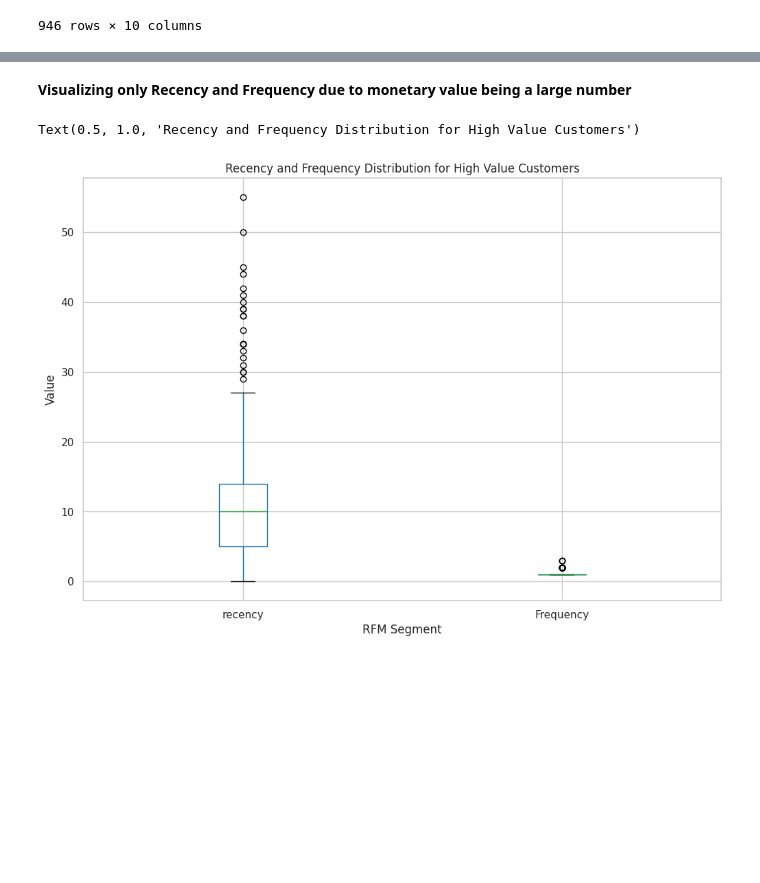
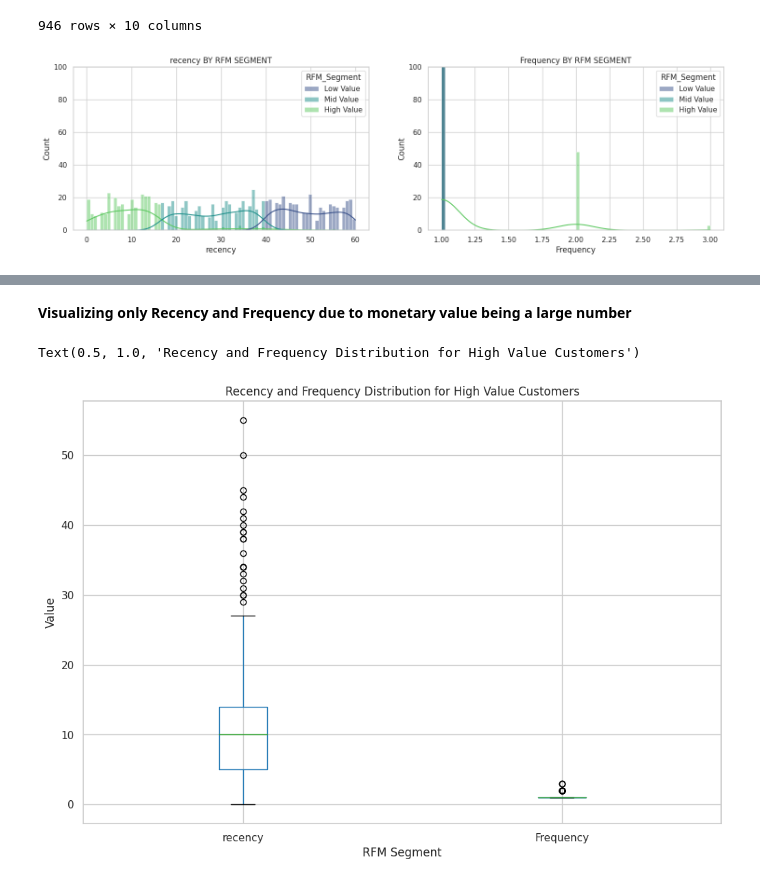
Before and after one commit to Murega14/rfm, a Jupyter notebook: rfm.ipynb, the cells around one changed output, grey strips where cells are left out. Cells and saved outputs as stored; diff of their text form; code cells hidden in the pictures; blank space fills up the shorter version.

```diff
--- a/rfm.ipynb
+++ b/rfm.ipynb
@@ -373,3 +375,15 @@ rfm_df
 | 944 | 9985 | 57 | 1 | 36.10 | 5.50 | 47.41 | 47.36 | 4.11 | ... |
 | 945 | 9991 | 30 | 1 | 626.81 | 52.67 | 47.41 | 47.36 | 4.82 | ... |
 946 rows × 10 columns
+# %%
+columns = ['recency', 'Frequency']
+
+plt.figure(figsize=(18,10))
+
+for idx, column in enumerate(columns):
+  plt.subplot(2,2, idx+1)
+  sns.histplot(data = rfm_df, x=column, hue='RFM_Segment', bins=80, kde=True, palette='viridis')
+  plt.title(f'{column} BY RFM SEGMENT')
+  plt.ylim(0,100);
+# %% [output]
+[figure, added]
```
Also changed, not shown: parts of 4 cells of this notebook.
